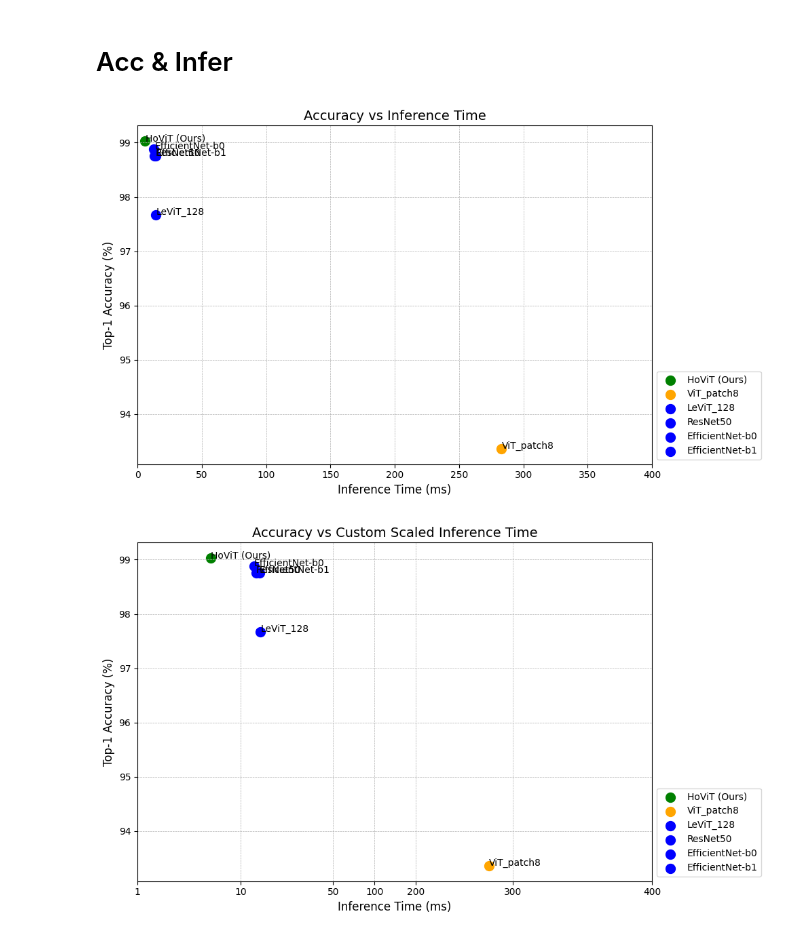
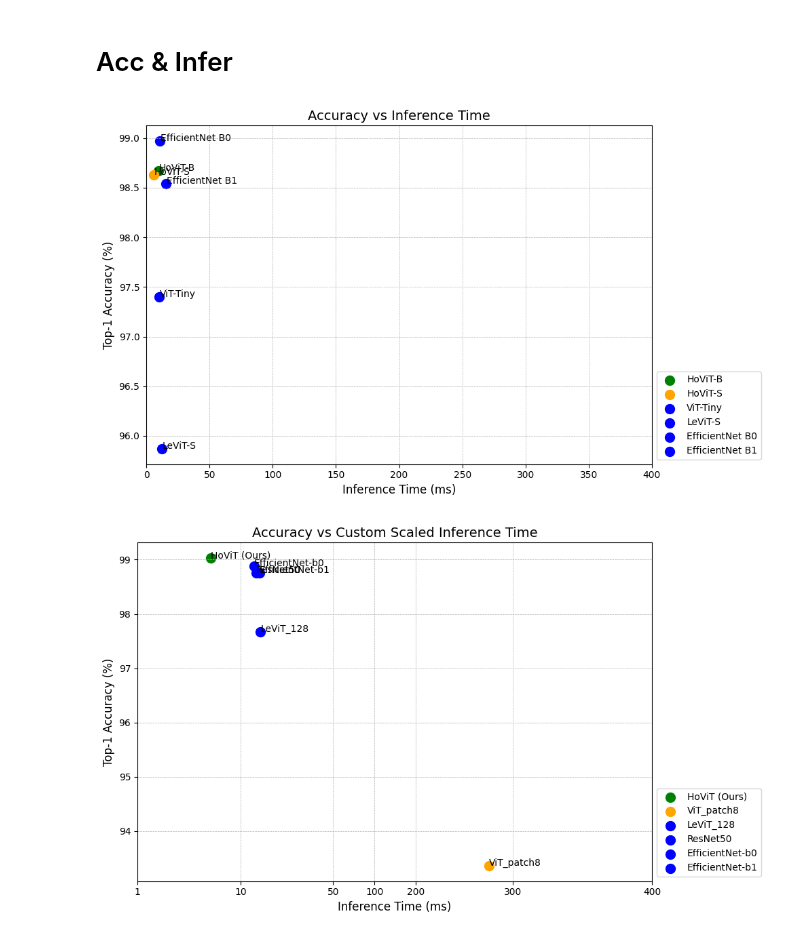
Before and after one commit to hun9008/AI_TeamProject_24FW-, a Jupyter notebook: EDA/Figure1.ipynb, the cells around one changed output. Cells and saved outputs as stored; diff of their text form; code cells hidden in the pictures.

```diff
--- a/EDA/Figure1.ipynb
+++ b/EDA/Figure1.ipynb
@@ -3,39 +3,39 @@
 # %%
 import matplotlib.pyplot as plt
 
 # Data
 models = [
-    "HoViT (Ours)", "ViT_patch8", "LeViT_128", "ResNet50",
-    "EfficientNet-b0", "EfficientNet-b1"
+    "HoViT-B", "HoViT-S", "ViT-Tiny", "LeViT-S",
+    "EfficientNet B0", "EfficientNet B1"
 ]
-parameters = [4.9, 85.8, 8.4, 23.5, 4.0, 6.5]  # Parameters (M)
-accuracy = [99.03, 93.36, 97.67, 98.75, 98.88, 98.76]  # Top-1 Accuracy (%)
-latency = [5.74, 282.60, 14.32, 13.29, 12.79, 14.06]  # Inference Time (ms)
+parameters = [8.3, 4.9, 5.5, 6.6, 4.0, 6.5]  # Parameters (M)
+accuracy = [98.67, 98.63, 97.40, 95.87, 98.97, 98.54]  # Top-1 Accuracy (%)
+latency = [9.57, 5.74, 10.01, 12.06, 10.49, 15.54]  # Inference Time (ms)
 colors = ['green', 'orange', 'blue', 'blue', 'blue', 'blue', 'red']  # Colors for the models
 
 # First graph: Accuracy vs Inference Time
 plt.figure(figsize=(10, 6))
 for i in range(len(models)):
     plt.scatter(latency[i], accuracy[i], label=models[i], color=colors[i], s=100)
 
 for i, model in enumerate(models):
     plt.text(latency[i] + 0.5, accuracy[i], model, fontsize=10)
 
 x_arange = [0, 400]
 
 # plt.xscale('log')
 plt.xlim(x_arange)
 # log scale
 # plt.xscale('log')
 plt.xlabel("Inference Time (ms)", fontsize=12)
 plt.ylabel("Top-1 Accuracy (%)", fontsize=12)
 plt.title("Accuracy vs Inference Time", fontsize=14)
 plt.grid(True, which="both", linestyle="--", linewidth=0.5)
 plt.legend(loc="lower left", fontsize=10, bbox_to_anchor=(1, 0))
 plt.tight_layout()
 plt.show()
 # %% [output]
-[figure, old version]
+[figure, new version]
 # %%
 import matplotlib.pyplot as plt
 import numpy as np
```
Also changed, not shown: parts of 2 cells of this notebook, 1 other file.
